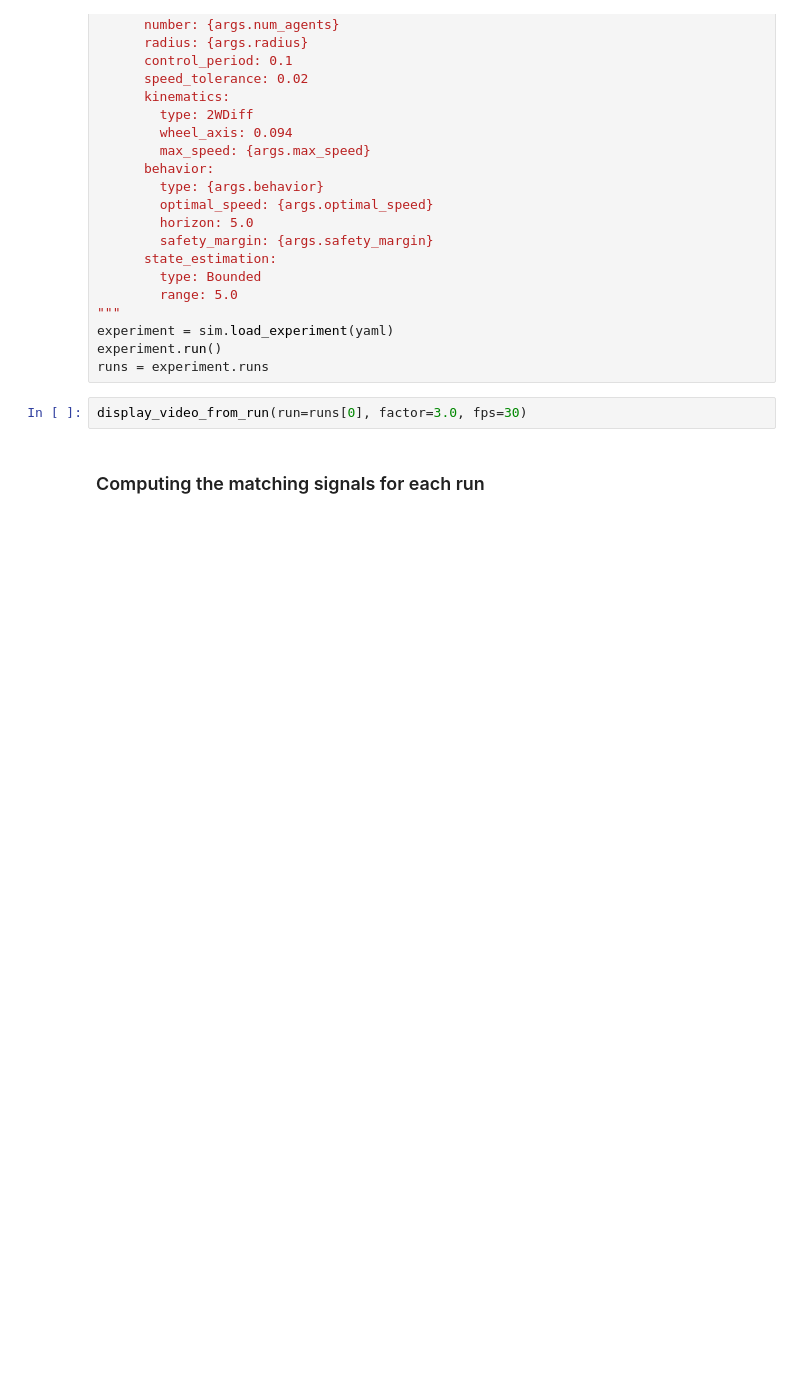
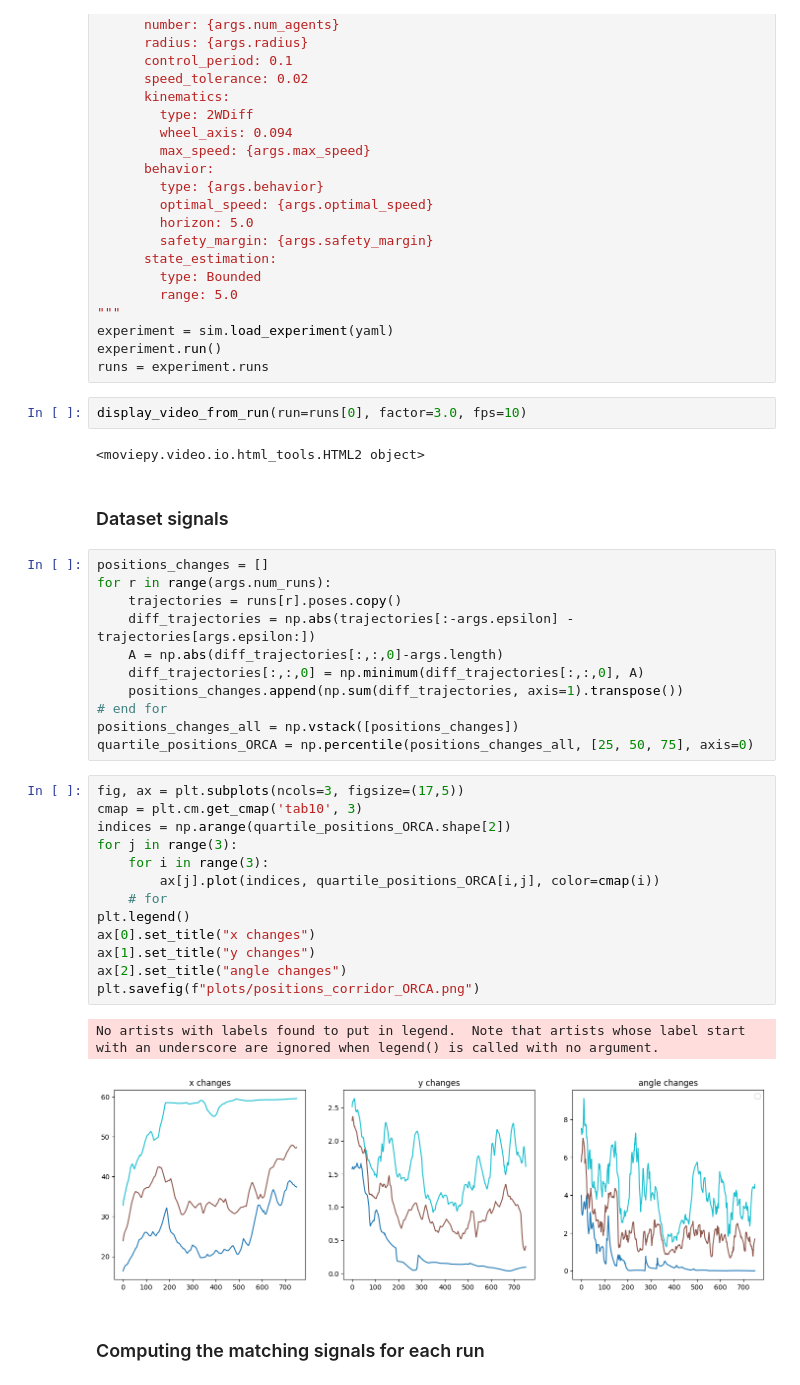
Before and after one commit to Cimagroup/navground-blofun, a Jupyter notebook: notebooks/bottleneck-dtw-matchings/Corridor-matchings.ipynb, the cells around one changed output. Saved outputs shown, nothing was run; the diff lists cells and outputs as text; blank space fills up the shorter version.

```diff
--- a/notebooks/bottleneck-dtw-matchings/Corridor-matchings.ipynb
+++ b/notebooks/bottleneck-dtw-matchings/Corridor-matchings.ipynb
@@ -300,7 +382,38 @@ experiment = sim.load_experiment(yaml)
 experiment.run()
 runs = experiment.runs
 # %%
-display_video_from_run(run=runs[0], factor=3.0, fps=30)
+display_video_from_run(run=runs[0], factor=3.0, fps=10)
+# %% [output]
+<moviepy.video.io.html_tools.HTML2 object>
+# %% [markdown]
+### Dataset signals
+# %%
+positions_changes = []
+for r in range(args.num_runs):
+    trajectories = runs[r].poses.copy()
+    diff_trajectories = np.abs(trajectories[:-args.epsilon] - trajectories[args.epsilon:])
+    A = np.abs(diff_trajectories[:,:,0]-args.length)
+    diff_trajectories[:,:,0] = np.minimum(diff_trajectories[:,:,0], A)
+    positions_changes.append(np.sum(diff_trajectories, axis=1).transpose())
+# end for
+positions_changes_all = np.vstack([positions_changes])
+quartile_positions_ORCA = np.percentile(positions_changes_all, [25, 50, 75], axis=0)
+# %%
+fig, ax = plt.subplots(ncols=3, figsize=(17,5))
+cmap = plt.cm.get_cmap('tab10', 3)
+indices = np.arange(quartile_positions_ORCA.shape[2])
+for j in range(3):
+    for i in range(3):
+        ax[j].plot(indices, quartile_positions_ORCA[i,j], color=cmap(i))
+    # for
+plt.legend()
+ax[0].set_title("x changes")
+ax[1].set_title("y changes")
+ax[2].set_title("angle changes")
+plt.savefig(f"plots/positions_corridor_ORCA.png")
+# %% [output]
+No artists with labels found to put in legend.  Note that artists whose label start with an underscore are ignored when legend() is called with no argument.
+[figure, added]
 # %% [markdown]
 ### Computing the matching signals for each run
 # %%
```
Also changed, not shown: parts of 31 cells of this notebook, 5 other files.
